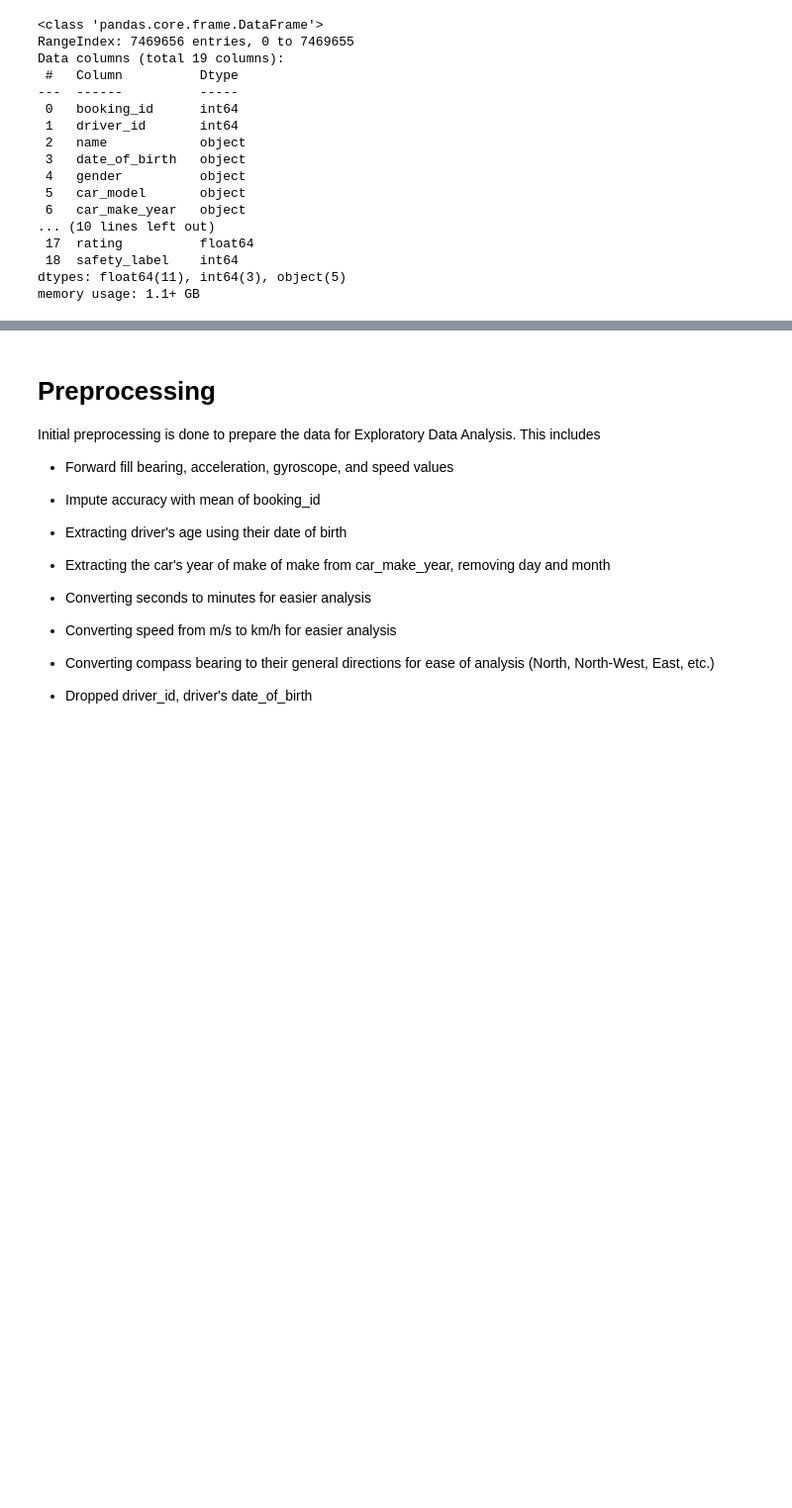
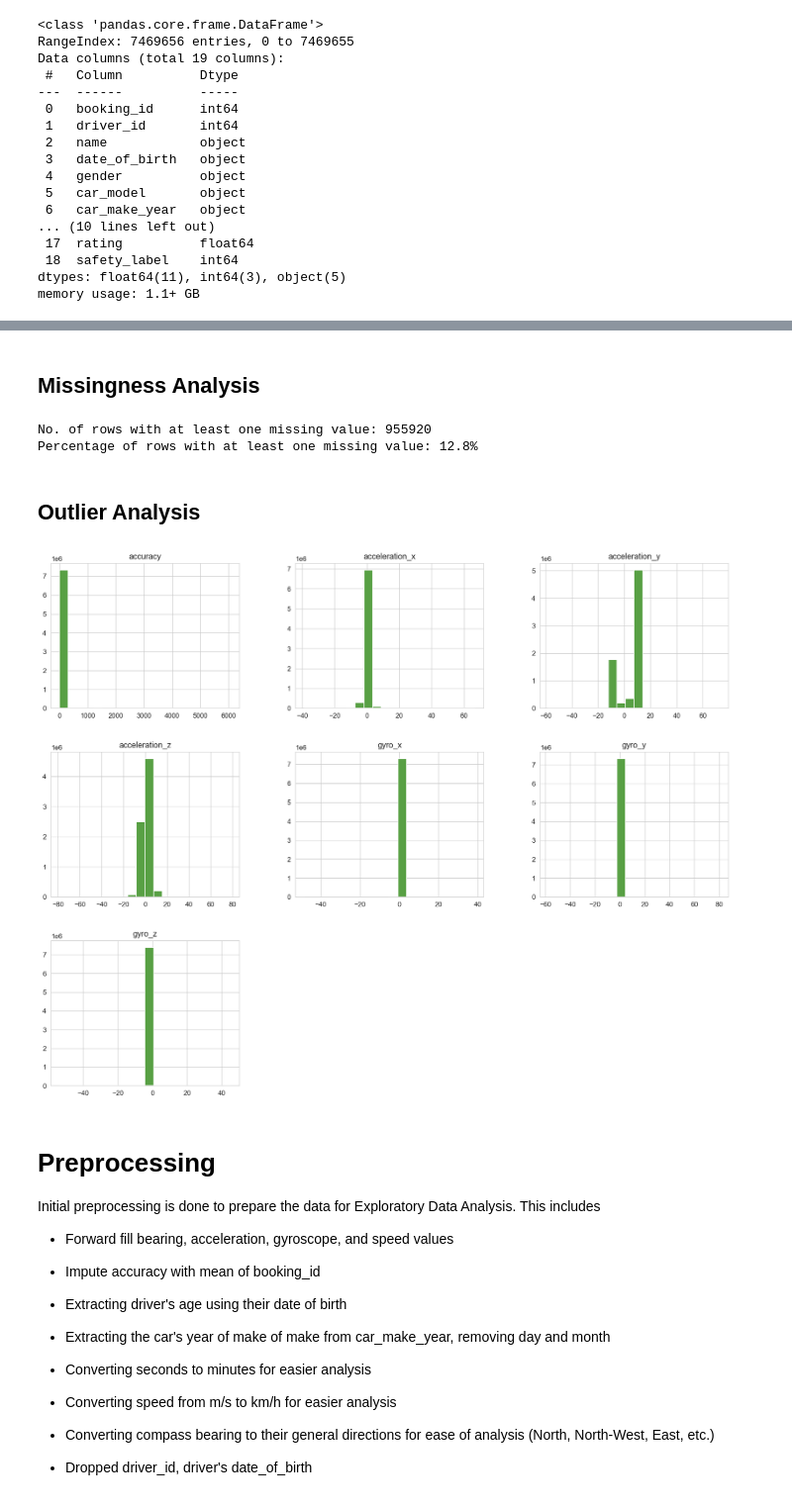
Before and after one commit to timothyckl/Just-Taxi-Analysis, a Jupyter notebook: analysis/eda.ipynb, the cells around one changed output, grey strips where cells are left out. Shown at 99% size. Cells and saved outputs as stored; diff of their text form; code cells hidden in the pictures; blank space fills up the shorter version.

```diff
--- a/analysis/eda.ipynb
+++ b/analysis/eda.ipynb
@@ -62,3 +85,42 @@ memory usage: 1.1+ GB
+# %% [markdown]
+
+## Missingness Analysis
+# %%
+rows, columns = taxi_df.shape
+
+null_count = taxi_df.isna().sum()
+null_percent = null_count / rows
+
+nullity = pd.DataFrame({
+    'null_count' :  null_count,
+    'null_percent' : null_percent.apply(lambda x: x)
+}, index=null_count.index).sort_values(
+    by=['null_count', 'null_percent'], ascending=False)
+
+nullity[nullity['null_count'] > 0]
+
+num_null_rows = taxi_df.isna().any(axis=1).sum()
+pct_null_rows = num_null_rows / rows
+
+print(f'No. of rows with at least one missing value: {num_null_rows}')
+print(f'Percentage of rows with at least one missing value: {round((pct_null_rows) * 100, 2)}%')
+# %% [output]
+No. of rows with at least one missing value: 955920
+Percentage of rows with at least one missing value: 12.8%
+# %% [markdown]
+
+
+## Outlier Analysis
+# %%
+# exclude driver_age, car_make_year, rating, second, speed
+cols = ['accuracy', 'acceleration_x', 'acceleration_y', 'acceleration_z',
+        'gyro_x', 'gyro_y', 'gyro_z']
+
+# plot histograms for numerical columns
+taxi_df[cols].hist(figsize=(18,14), bins=20, color=palette[0])
+plt.show()
+# %% [output]
+[figure, added]
 # %% [markdown]
 # Preprocessing
 Initial preprocessing is done to prepare the data for Exploratory Data Analysis. This includes
```
Also changed, not shown: parts of 51 cells of this notebook.
